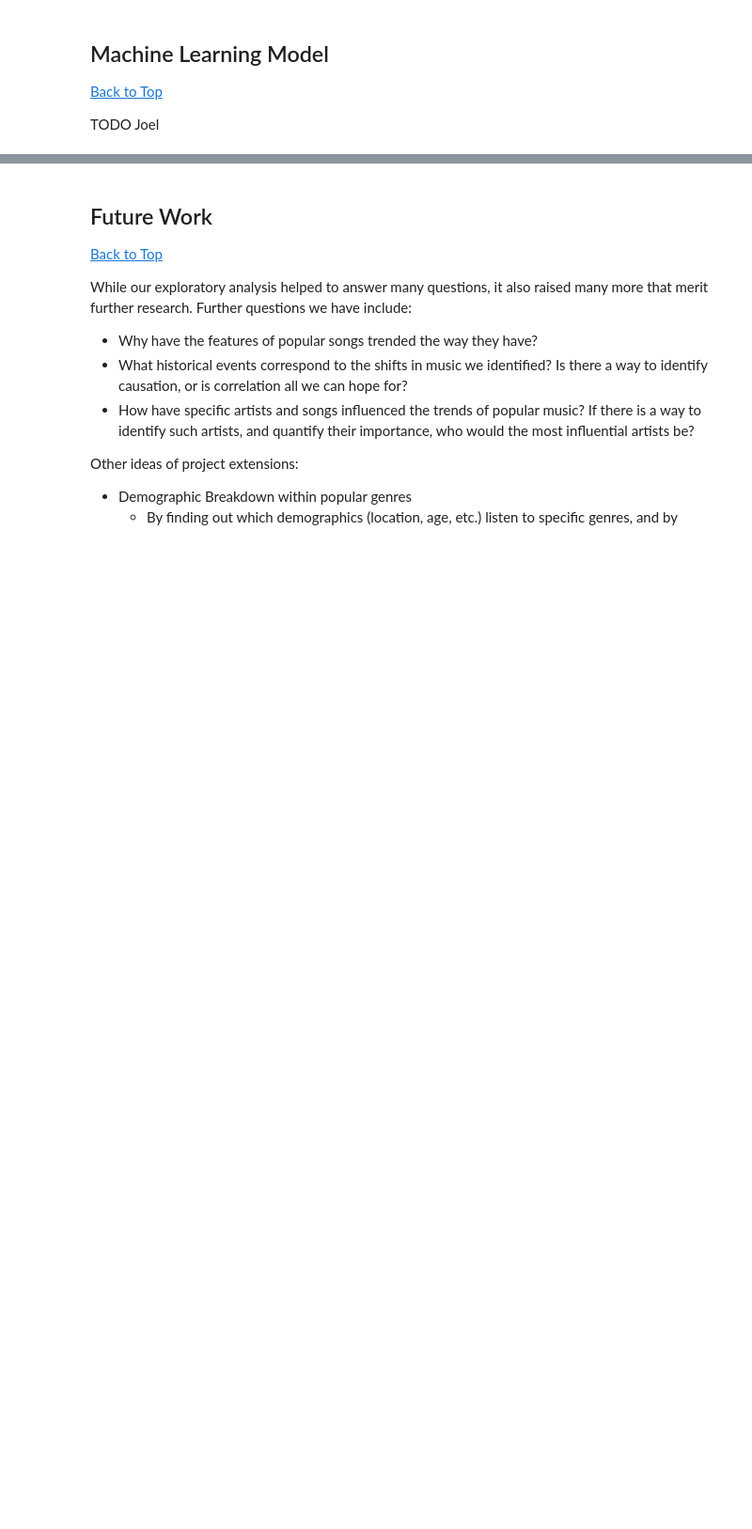
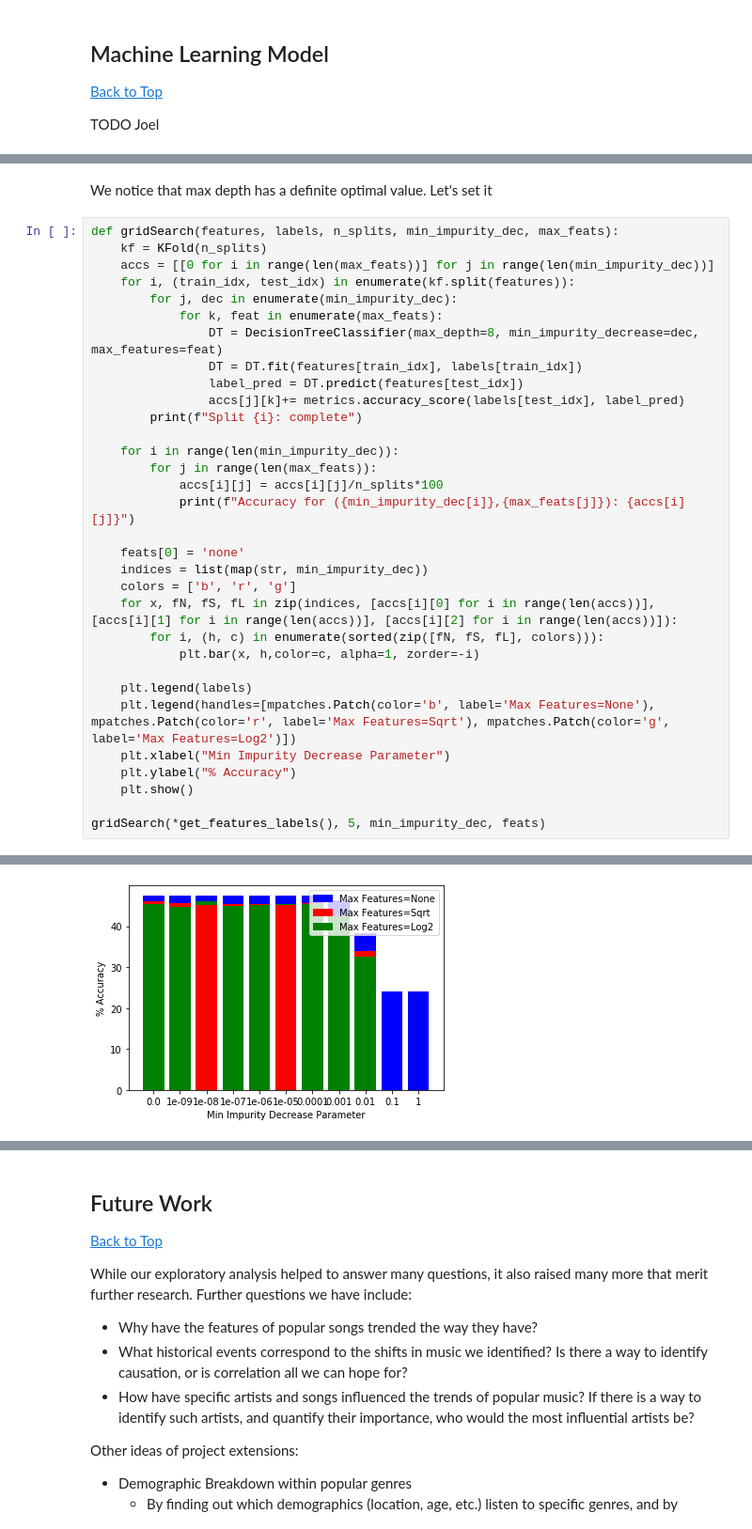
Before and after one commit to Guptacos/spotify_analysis, a Jupyter notebook: reports/final_report.ipynb, the cells around one changed output, grey strips where cells are left out. Shown at 94% size. Saved outputs shown, nothing was run; the diff lists cells and outputs as text; blank space fills up the shorter version.

```diff
--- a/reports/final_report.ipynb
+++ b/reports/final_report.ipynb
@@ -834,0 +1101,35 @@ TODO Joel
+# %% [markdown]
+We notice that max depth has a definite optimal value. Let's set it
+# %%
+def gridSearch(features, labels, n_splits, min_impurity_dec, max_feats):
+    kf = KFold(n_splits)
+    accs = [[0 for i in range(len(max_feats))] for j in range(len(min_impurity_dec))]
+    for i, (train_idx, test_idx) in enumerate(kf.split(features)):
+        for j, dec in enumerate(min_impurity_dec):
+            for k, feat in enumerate(max_feats):
+                DT = DecisionTreeClassifier(max_depth=8, min_impurity_decrease=dec, max_features=feat)
+                DT = DT.fit(features[train_idx], labels[train_idx])
+                label_pred = DT.predict(features[test_idx])
+                accs[j][k]+= metrics.accuracy_score(labels[test_idx], label_pred)
+        print(f"Split {i}: complete")
+
+    for i in range(len(min_impurity_dec)):
+        for j in range(len(max_feats)):
+            accs[i][j] = accs[i][j]/n_splits*100
+            print(f"Accuracy for ({min_impurity_dec[i]},{max_feats[j]}): {accs[i][j]}")
+
+    feats[0] = 'none'
+    indices = list(map(str, min_impurity_dec))
+    colors = ['b', 'r', 'g']
+    for x, fN, fS, fL in zip(indices, [accs[i][0] for i in range(len(accs))], [accs[i][1] for i in range(len(accs))], [accs[i][2] for i in range(len(accs))]):
+        for i, (h, c) in enumerate(sorted(zip([fN, fS, fL], colors))):
+            plt.bar(x, h,color=c, alpha=1, zorder=-i)
+
+    plt.legend(labels)
+    plt.legend(handles=[mpatches.Patch(color='b', label='Max Features=None'), mpatches.Patch(color='r', label='Max Features=Sqrt'), mpatches.Patch(color='g', label='Max Features=Log2')])
+    plt.xlabel("Min Impurity Decrease Parameter")
+    plt.ylabel("% Accuracy")
+    plt.show()
+
+gridSearch(*get_features_labels(), 5, min_impurity_dec, feats)
+# %% [output]
@@ -834,0 +1153 @@ TODO Joel
+[figure, added]
```
Also changed, not shown: parts of 21 cells of this notebook, 6 other files.
